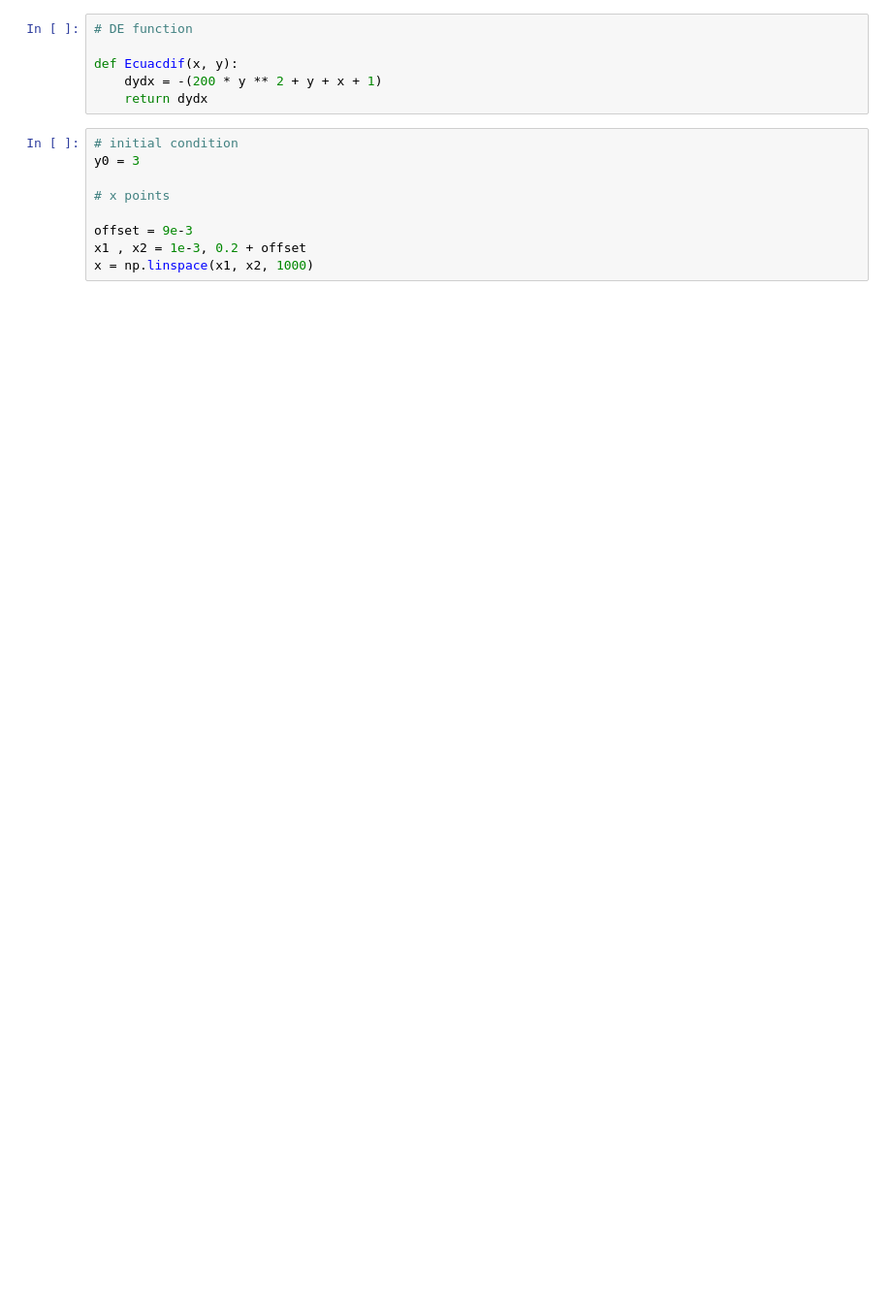
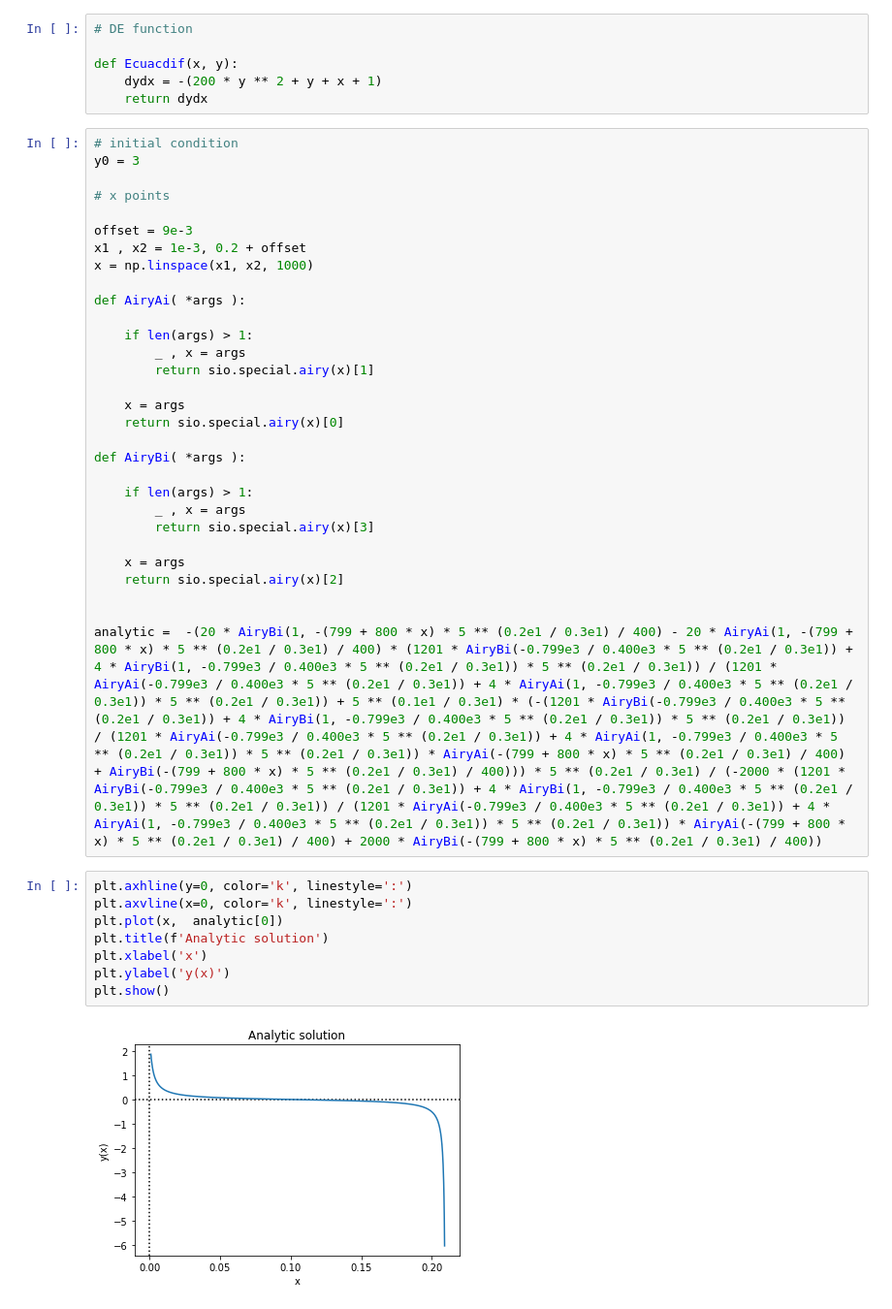
Before and after one commit to bemc22/TareasCursos20B, a Jupyter notebook: Codigos/ejercicios/de_exercise.ipynb, the cells around one changed output. Shown at 97% size. Cells and saved outputs as stored; diff of their text form; blank space fills up the shorter version.

```diff
--- a/Codigos/ejercicios/de_exercise.ipynb
+++ b/Codigos/ejercicios/de_exercise.ipynb
@@ -8,13 +9,44 @@ import matplotlib.pyplot as plt
 def Ecuacdif(x, y):
     dydx = -(200 * y ** 2 + y + x + 1)
     return dydx
-# %%
-# initial condition
-y0 = 3
-
-# x points
-
-offset = 9e-3
-x1 , x2 = 1e-3, 0.2 + offset
-x = np.linspace(x1, x2, 1000)
+# %%
+# initial condition
+y0 = 3
+
+# x points
+
+offset = 9e-3
+x1 , x2 = 1e-3, 0.2 + offset
+x = np.linspace(x1, x2, 1000)
+
+def AiryAi( *args ):
+
+    if len(args) > 1:
+        _ , x = args
+        return sio.special.airy(x)[1]
+
+    x = args
+    return sio.special.airy(x)[0]
+
+def AiryBi( *args ):
+
+    if len(args) > 1:
+        _ , x = args
+        return sio.special.airy(x)[3]
+
+    x = args
+    return sio.special.airy(x)[2]
+
+
+analytic =  -(20 * AiryBi(1, -(799 + 800 * x) * 5 ** (0.2e1 / 0.3e1) / 400) - 20 * AiryAi(1, -(799 + 800 * x) * 5 ** (0.2e1 / 0.3e1) / 400) * (1201 * AiryBi(-0.799e3 / 0.400e3 * 5 ** (0.2e1 / 0.3e1)) + 4 * AiryBi(1, -0.799e3 / 0.400e3 * 5 ** (0.2e1 / 0.3e1)) * 5 ** (0.2e1 / 0.3e1)) / (1201 * AiryAi(-0.799e3 / 0.400e3 * 5 ** (0.2e1 / 0.3e1)) + 4 * AiryAi(1, -0.799e3 / 0.400e3 * 5 ** (0.2e1 / 0.3e1)) * 5 ** (0.2e1 / 0.3e1)) + 5 ** (0.1e1 / 0.3e1) * (-(1201 * AiryBi(-0.799e3 / 0.400e3 * 5 ** (0.2e1 / 0.3e1)) + 4 * AiryBi(1, -0.799e3 / 0.400e3 * 5 ** (0.2e1 / 0.3e1)) * 5 ** (0.2e1 / 0.3e1)) / (1201 * AiryAi(-0.799e3 / 0.400e3 * 5 ** (0.2e1 / 0.3e1)) + 4 * AiryAi(1, -0.799e3 / 0.400e3 * 5 ** (0.2e1 / 0.3e1)) * 5 ** (0.2e1 / 0.3e1)) * AiryAi(-(799 + 800 * x) * 5 ** (0.2e1 / 0.3e1) / 400) + AiryBi(-(799 + 800 * x) * 5 ** (0.2e1 / 0.3e1) / 400))) * 5 ** (0.2e1 / 0.3e1) / (-2000 * (1201 * AiryBi(-0.799e3 / 0.400e3 * 5 ** (0.2e1 / 0.3e1)) + 4 * AiryBi(1, -0.799e3 / 0.400e3 * 5 ** (0.2e1 / 0.3e1)) * 5 ** (0.2e1 / 0.3e1)) / (1201 * AiryAi(-0.799e3 / 0.400e3 * 5 ** (0.2e1 / 0.3e1)) + 4 * AiryAi(1, -0.799e3 / 0.400e3 * 5 ** (0.2e1 / 0.3e1)) * 5 ** (0.2e1 / 0.3e1)) * AiryAi(-(799 + 800 * x) * 5 ** (0.2e1 / 0.3e1) / 400) + 2000 * AiryBi(-(799 + 800 * x) * 5 ** (0.2e1 / 0.3e1) / 400))
+# %%
+plt.axhline(y=0, color='k', linestyle=':')
+plt.axvline(x=0, color='k', linestyle=':')
+plt.plot(x,  analytic[0])
+plt.title(f'Analytic solution')
+plt.xlabel('x')
+plt.ylabel('y(x)')
+plt.show()
+# %% [output]
+[figure, added]
 # %%
```
Also changed, not shown: parts of 3 cells of this notebook.
